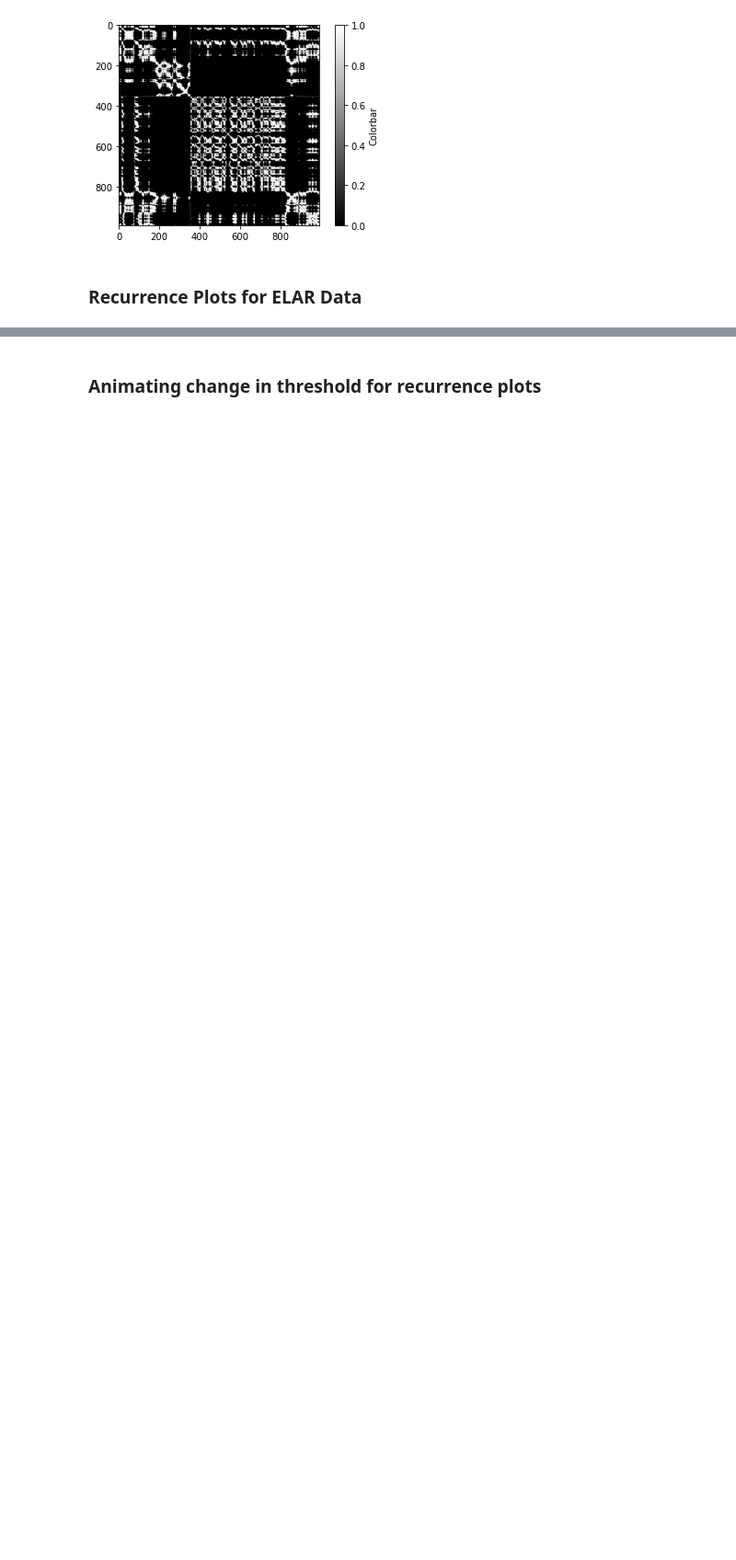
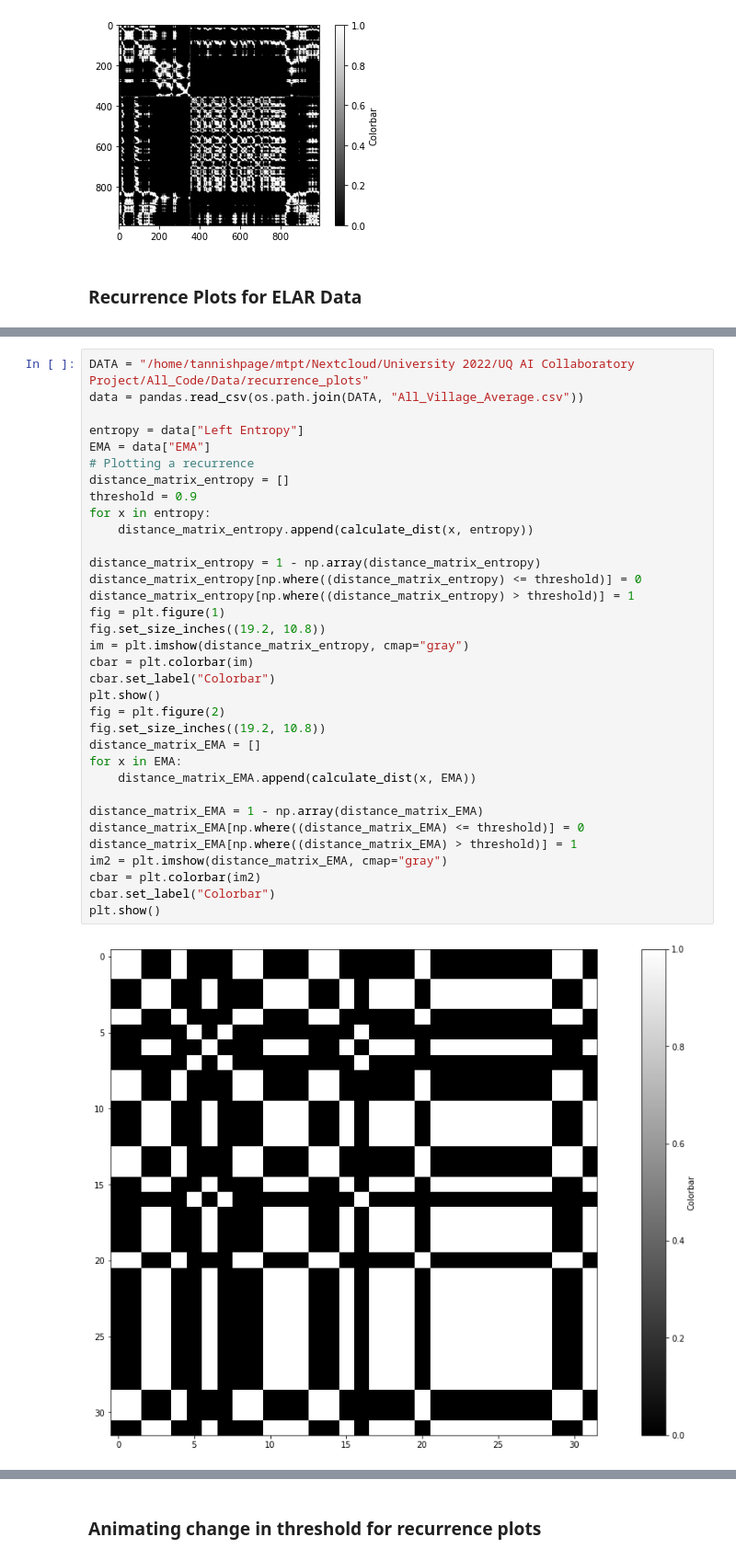
Before and after one commit to tannishpage/AUSLAN_Detection_with_SLAIT_AI, a Jupyter notebook: Recurrence_Plots.ipynb, the cells around one changed output, grey strips where cells are left out. Shown at 92% size. Saved outputs shown, nothing was run; the diff lists cells and outputs as text; blank space fills up the shorter version.

```diff
--- a/Recurrence_Plots.ipynb
+++ b/Recurrence_Plots.ipynb
@@ -335,0 +338,36 @@ plt.show()
+# %%
+DATA = "/home/tannishpage/mtpt/Nextcloud/University 2022/UQ AI Collaboratory Project/All_Code/Data/recurrence_plots"
+data = pandas.read_csv(os.path.join(DATA, "All_Village_Average.csv"))
+
+entropy = data["Left Entropy"]
+EMA = data["EMA"]
+# Plotting a recurrence
+distance_matrix_entropy = []
+threshold = 0.9
+for x in entropy:
+    distance_matrix_entropy.append(calculate_dist(x, entropy))
+
+distance_matrix_entropy = 1 - np.array(distance_matrix_entropy)
+distance_matrix_entropy[np.where((distance_matrix_entropy) <= threshold)] = 0
+distance_matrix_entropy[np.where((distance_matrix_entropy) > threshold)] = 1
+fig = plt.figure(1)
+fig.set_size_inches((19.2, 10.8))
+im = plt.imshow(distance_matrix_entropy, cmap="gray")
+cbar = plt.colorbar(im)
+cbar.set_label("Colorbar")
+plt.show()
+fig = plt.figure(2)
+fig.set_size_inches((19.2, 10.8))
+distance_matrix_EMA = []
+for x in EMA:
+    distance_matrix_EMA.append(calculate_dist(x, EMA))
+
+distance_matrix_EMA = 1 - np.array(distance_matrix_EMA)
+distance_matrix_EMA[np.where((distance_matrix_EMA) <= threshold)] = 0
+distance_matrix_EMA[np.where((distance_matrix_EMA) > threshold)] = 1
+im2 = plt.imshow(distance_matrix_EMA, cmap="gray")
+cbar = plt.colorbar(im2)
+cbar.set_label("Colorbar")
+plt.show()
+# %% [output]
+[figure, added]
```
Also changed, not shown: parts of 4 cells of this notebook.
